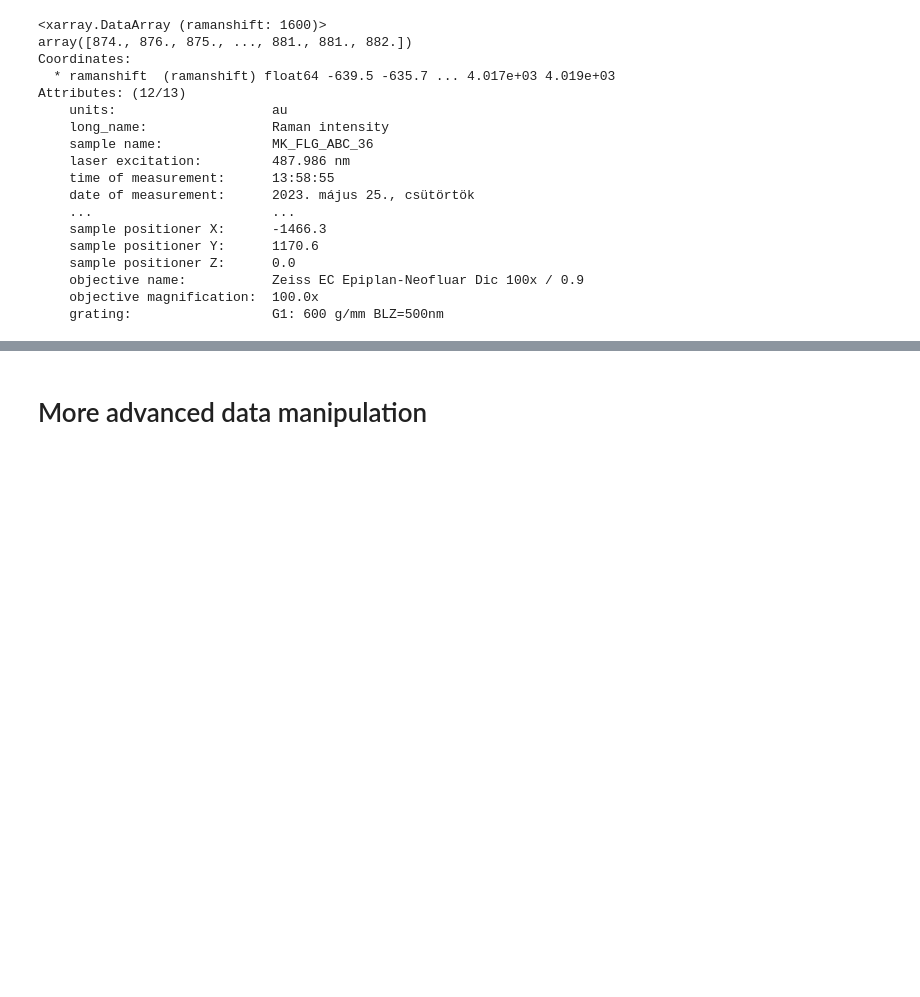
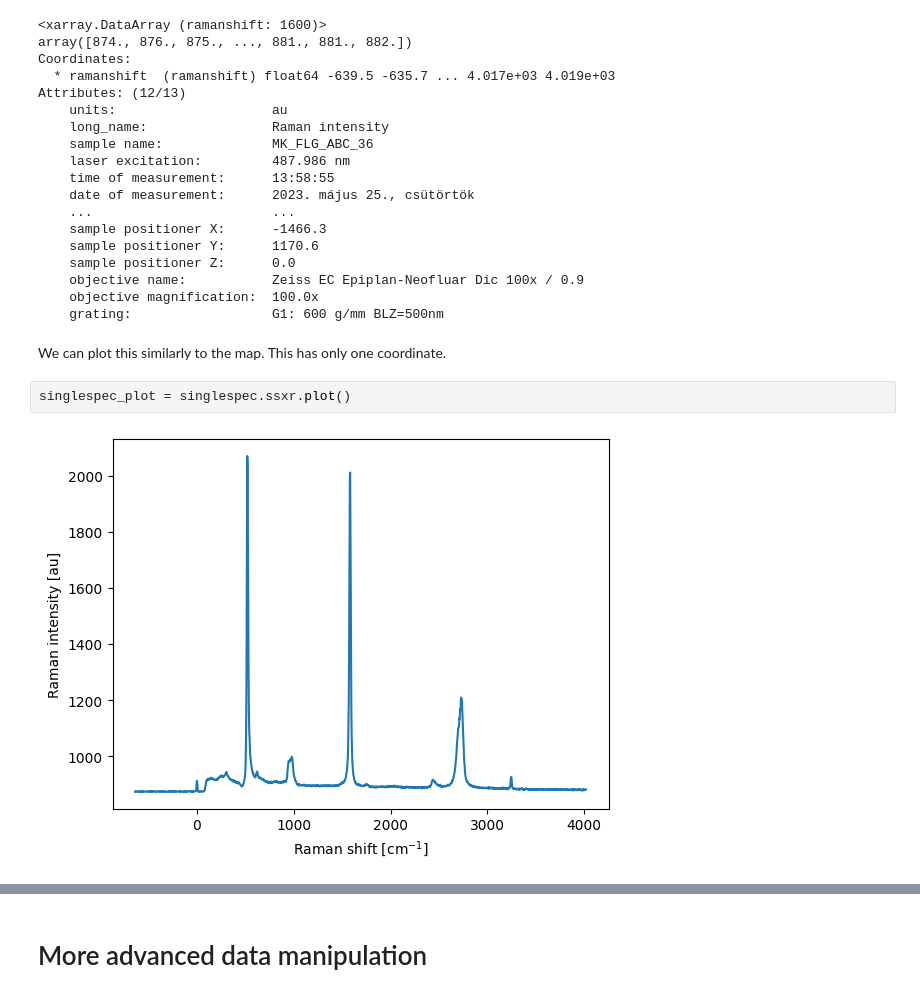
Before and after one commit to zrbyte/ramantools, a Jupyter notebook: ramantools tutorial.ipynb, the cells around one changed output, grey strips where cells are left out. Drawn from its saved outputs; the diff is of its cells as text; blank space fills up the shorter version.

```diff
--- a/ramantools tutorial.ipynb
+++ b/ramantools tutorial.ipynb
@@ -216,3 +219,9 @@ Attributes: (12/13)
     objective name:           Zeiss EC Epiplan-Neofluar Dic 100x / 0.9
     objective magnification:  100.0x
     grating:                  G1: 600 g/mm BLZ=500nm
+# %% [markdown]
+We can plot this similarly to the map. This has only one coordinate.
+# %%
+singlespec_plot = singlespec.ssxr.plot()
+# %% [output]
+[figure, added]
```
Also changed, not shown: parts of 8 cells of this notebook, 1 other file.
